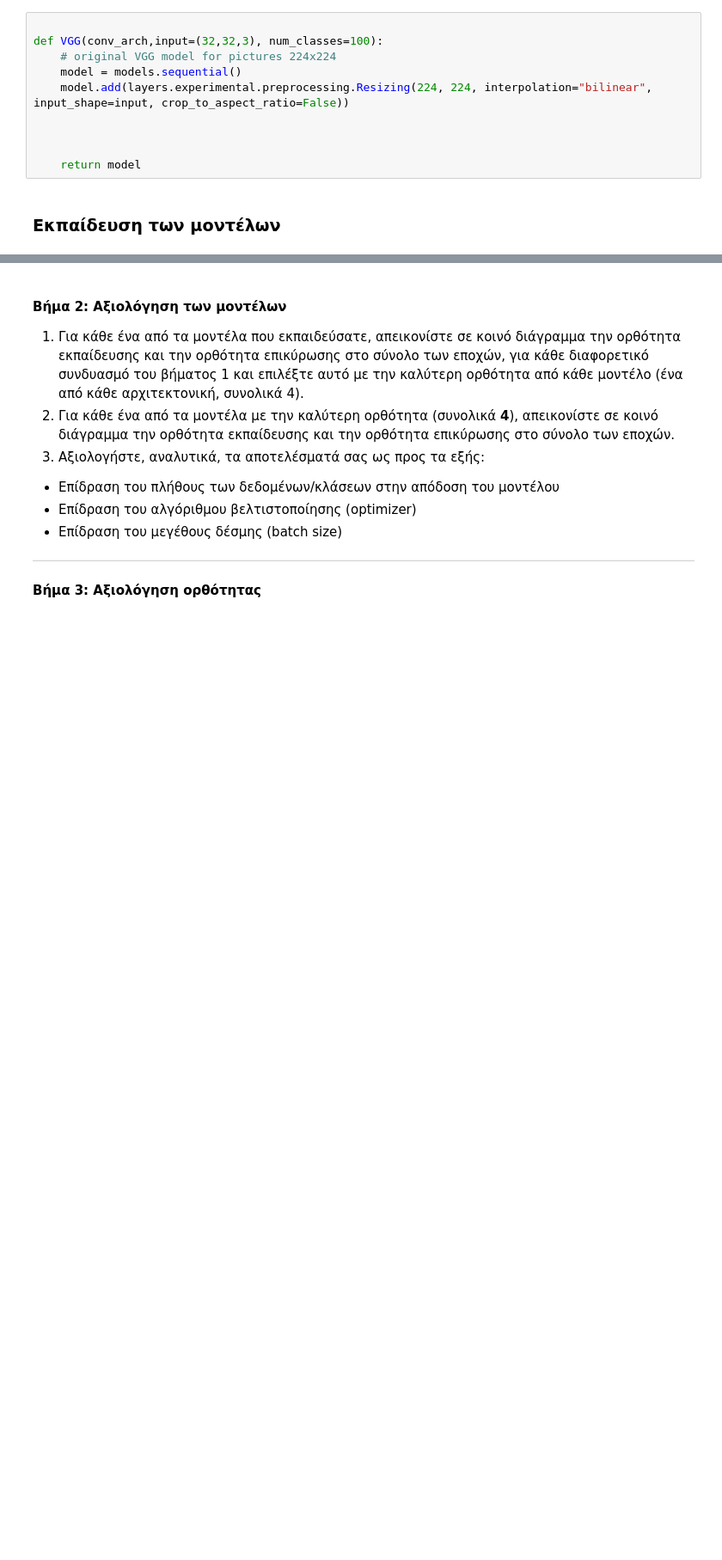
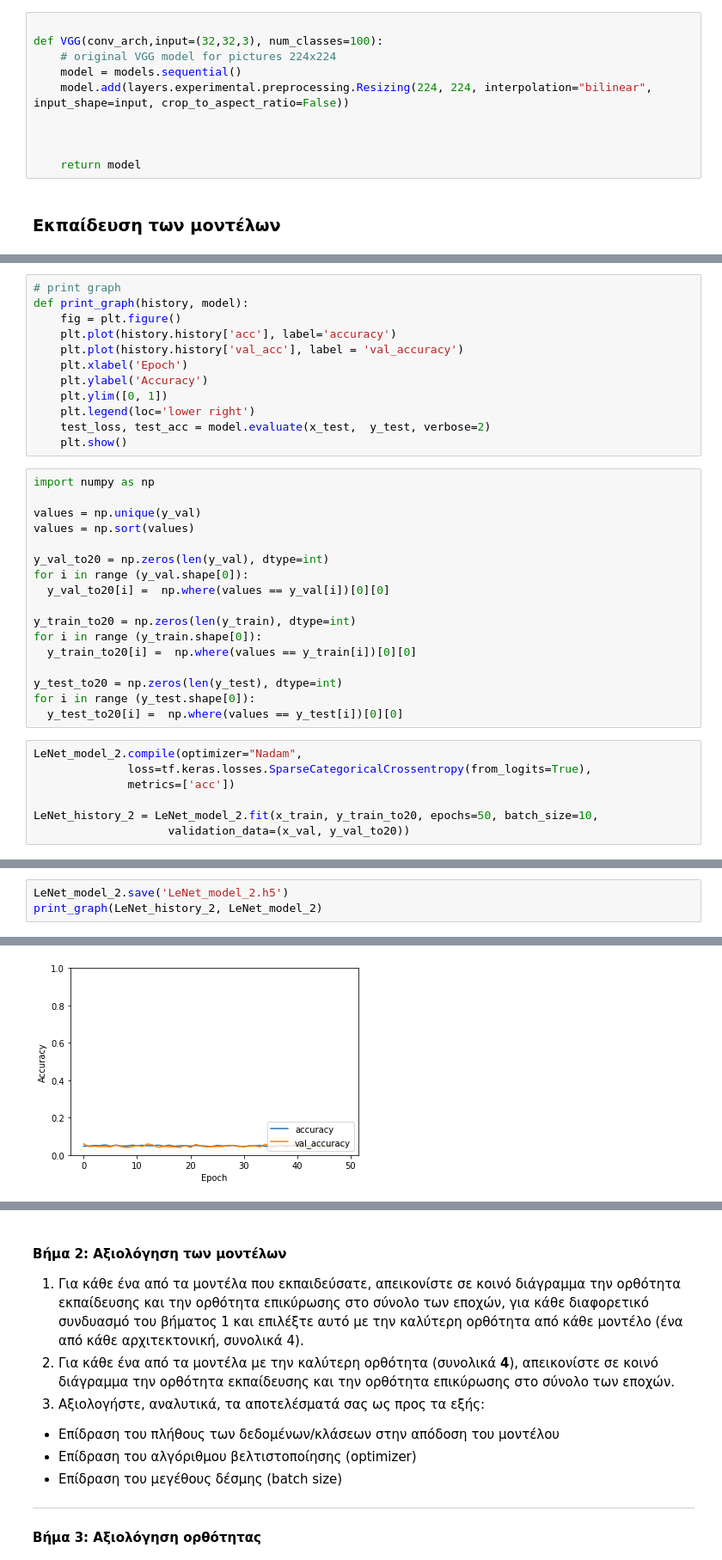
Before and after one commit to nikolastas/Image-and-Video-Analysis-and-Technology, a Jupyter notebook: ask2/2η_Ομαδική_Άσκηση.ipynb, the cells around one changed output, grey strips where cells are left out. Shown: that part at 86% size. Saved outputs shown, nothing was run; the diff lists cells and outputs as text; blank space fills up the shorter version.

```diff
--- a/ask2/2η_Ομαδική_Άσκηση.ipynb
+++ b/ask2/2η_Ομαδική_Άσκηση.ipynb
@@ -267,0 +275,36 @@ RMSprop = tf.keras.optimizers.RMSprop(
+# %%
+# print graph
+def print_graph(history, model):
+    fig = plt.figure()
+    plt.plot(history.history['acc'], label='accuracy')
+    plt.plot(history.history['val_acc'], label = 'val_accuracy')
+    plt.xlabel('Epoch')
+    plt.ylabel('Accuracy')
+    plt.ylim([0, 1])
+    plt.legend(loc='lower right')
+    test_loss, test_acc = model.evaluate(x_test,  y_test, verbose=2)
+    plt.show()
+# %%
+import numpy as np
+
+values = np.unique(y_val)
+values = np.sort(values)
+
+y_val_to20 = np.zeros(len(y_val), dtype=int)
+for i in range (y_val.shape[0]):
+  y_val_to20[i] =  np.where(values == y_val[i])[0][0]
+
+y_train_to20 = np.zeros(len(y_train), dtype=int)
+for i in range (y_train.shape[0]):
+  y_train_to20[i] =  np.where(values == y_train[i])[0][0]
+
+y_test_to20 = np.zeros(len(y_test), dtype=int)
+for i in range (y_test.shape[0]):
+  y_test_to20[i] =  np.where(values == y_test[i])[0][0]
+# %%
+LeNet_model_2.compile(optimizer="Nadam",
+              loss=tf.keras.losses.SparseCategoricalCrossentropy(from_logits=True),
+              metrics=['acc'])
+
+LeNet_history_2 = LeNet_model_2.fit(x_train, y_train_to20, epochs=50, batch_size=10,
+                    validation_data=(x_val, y_val_to20))
@@ -267,0 +329,4 @@ RMSprop = tf.keras.optimizers.RMSprop(
+# %%
+LeNet_model_2.save('LeNet_model_2.h5')
+print_graph(LeNet_history_2, LeNet_model_2)
+# %% [output]
@@ -268 +334,2 @@ RMSprop = tf.keras.optimizers.RMSprop(
+[figure, added]
 # %%
```
Also changed, not shown: parts of 9 cells of this notebook.
